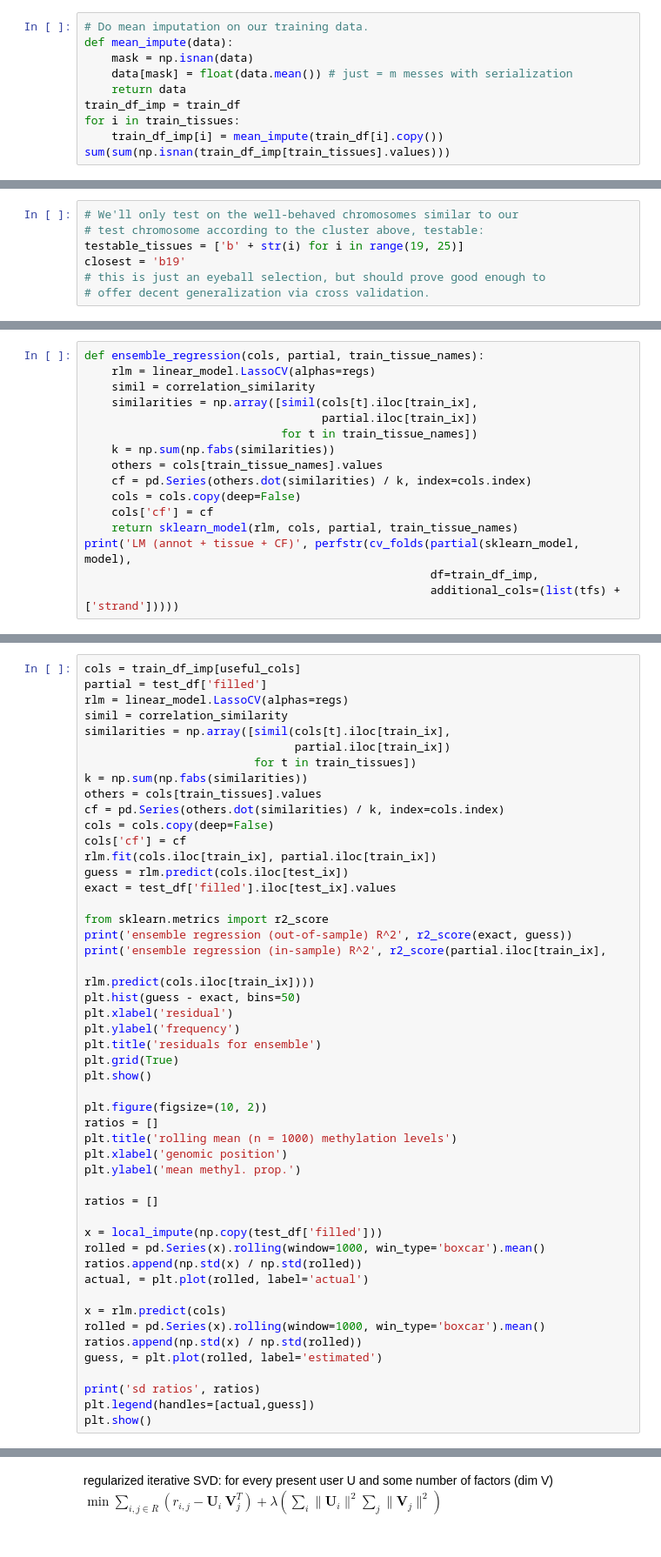
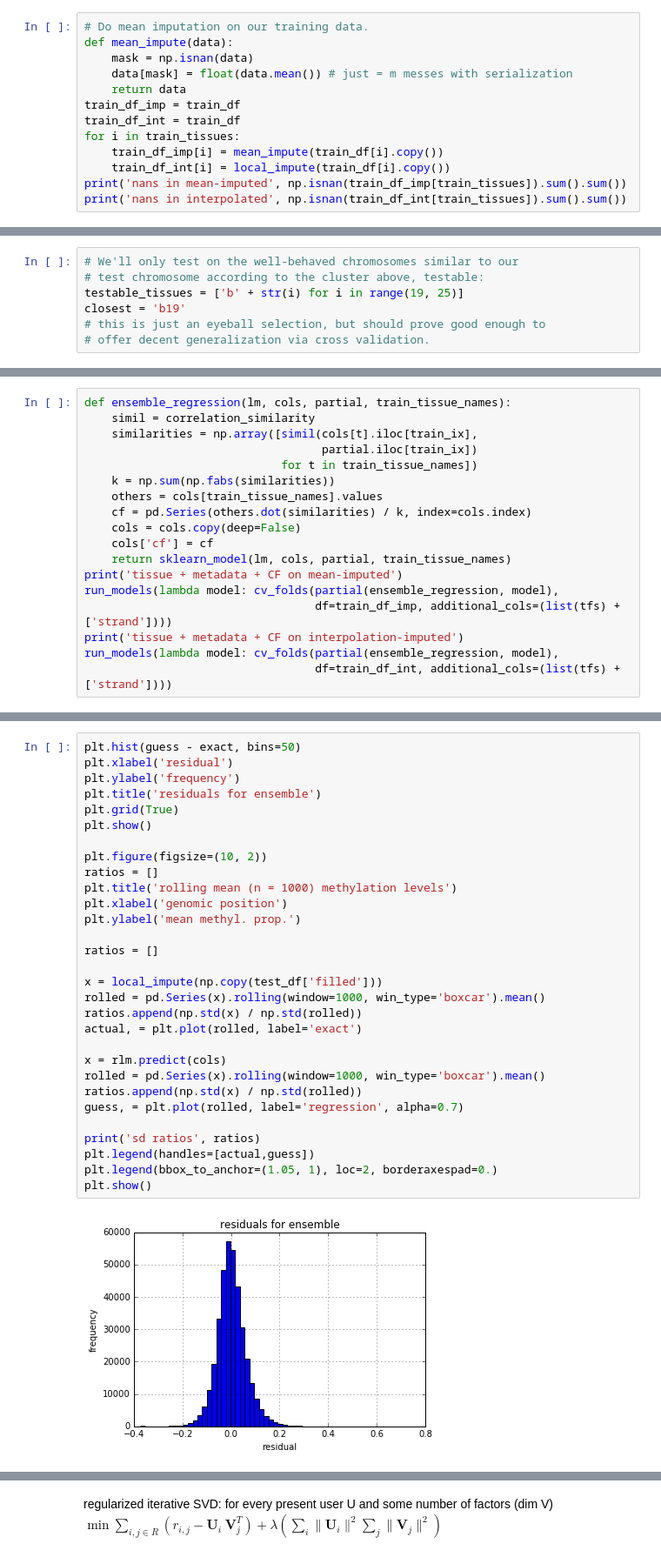
Before and after one commit to PrincetonUniversity/methyl-cluster, a Jupyter notebook: vyf_hw2.ipynb, the cells around one changed output, grey strips where cells are left out. Shown: that part at 87% size. Cells and saved outputs as stored; diff of their text form.

```diff
--- a/vyf_hw2.ipynb
+++ b/vyf_hw2.ipynb
@@ -233,7 +233,10 @@ def mean_impute(data):
     data[mask] = float(data.mean()) # just = m messes with serialization
     return data
 train_df_imp = train_df
+train_df_int = train_df
 for i in train_tissues:
     train_df_imp[i] = mean_impute(train_df[i].copy())
-sum(sum(np.isnan(train_df_imp[train_tissues].values)))
+    train_df_int[i] = local_impute(train_df[i].copy())
+print('nans in mean-imputed', np.isnan(train_df_imp[train_tissues]).sum().sum())
+print('nans in interpolated', np.isnan(train_df_int[train_tissues]).sum().sum())
 # %% [output]
@@ -438,6 +461,5 @@ correlation rmse 0.10269469361348192 methylated acc 0.9639252537700195
 # %%
-def ensemble_regression(cols, partial, train_tissue_names):
-    rlm = linear_model.LassoCV(alphas=regs)
+def ensemble_regression(lm, cols, partial, train_tissue_names):
     simil = correlation_similarity
     similarities = np.array([simil(cols[t].iloc[train_ix],
                                    partial.iloc[train_ix])
@@ -447,8 +469,11 @@ def ensemble_regression(cols, partial, train_tissue_names):
     cf = pd.Series(others.dot(similarities) / k, index=cols.index)
     cols = cols.copy(deep=False)
     cols['cf'] = cf
-    return sklearn_model(rlm, cols, partial, train_tissue_names)
-print('LM (annot + tissue + CF)', perfstr(cv_folds(partial(sklearn_model, model),
-                                                   df=train_df_imp,
-                                                   additional_cols=(list(tfs) + ['strand']))))
+    return sklearn_model(lm, cols, partial, train_tissue_names)
+print('tissue + metadata + CF on mean-imputed')
+run_models(lambda model: cv_folds(partial(ensemble_regression, model),
+                                  df=train_df_imp, additional_cols=(list(tfs) + ['strand'])))
+print('tissue + metadata + CF on interpolation-imputed')
+run_models(lambda model: cv_folds(partial(ensemble_regression, model),
+                                  df=train_df_int, additional_cols=(list(tfs) + ['strand'])))
 # %% [output]
@@ -520,49 +561,32 @@ tissue regression rmse 0.059913813397580944 methylated acc 0.9803236059726772
 # %%
-cols = train_df_imp[useful_cols]
-partial = test_df['filled']
-rlm = linear_model.LassoCV(alphas=regs)
-simil = correlation_similarity
-similarities = np.array([simil(cols[t].iloc[train_ix],
-                               partial.iloc[train_ix])
-                         for t in train_tissues])
-k = np.sum(np.fabs(similarities))
-others = cols[train_tissues].values
-cf = pd.Series(others.dot(similarities) / k, index=cols.index)
-cols = cols.copy(deep=False)
-cols['cf'] = cf
-rlm.fit(cols.iloc[train_ix], partial.iloc[train_ix])
-guess = rlm.predict(cols.iloc[test_ix])
-exact = test_df['filled'].iloc[test_ix].values
-
-from sklearn.metrics import r2_score
-print('ensemble regression (out-of-sample) R^2', r2_score(exact, guess))
-print('ensemble regression (in-sample) R^2', r2_score(partial.iloc[train_ix],
-                                                      rlm.predict(cols.iloc[train_ix])))
 plt.hist(guess - exact, bins=50)
 plt.xlabel('residual')
 plt.ylabel('frequency')
 plt.title('residuals for ensemble')
 plt.grid(True)
 plt.show()
 
 plt.figure(figsize=(10, 2))
 ratios = []
 plt.title('rolling mean (n = 1000) methylation levels')
 plt.xlabel('genomic position')
 plt.ylabel('mean methyl. prop.')
 
 ratios = []
 
 x = local_impute(np.copy(test_df['filled']))
 rolled = pd.Series(x).rolling(window=1000, win_type='boxcar').mean()
 ratios.append(np.std(x) / np.std(rolled))
-actual, = plt.plot(rolled, label='actual')
+actual, = plt.plot(rolled, label='exact')
 
 x = rlm.predict(cols)
 rolled = pd.Series(x).rolling(window=1000, win_type='boxcar').mean()
 ratios.append(np.std(x) / np.std(rolled))
-guess, = plt.plot(rolled, label='estimated')
+guess, = plt.plot(rolled, label='regression', alpha=0.7)
 
 print('sd ratios', ratios)
 plt.legend(handles=[actual,guess])
+plt.legend(bbox_to_anchor=(1.05, 1), loc=2, borderaxespad=0.)
 plt.show()
+# %% [output]
+[figure, added]
```
Also changed, not shown: parts of 13 cells of this notebook, 5 other files.
